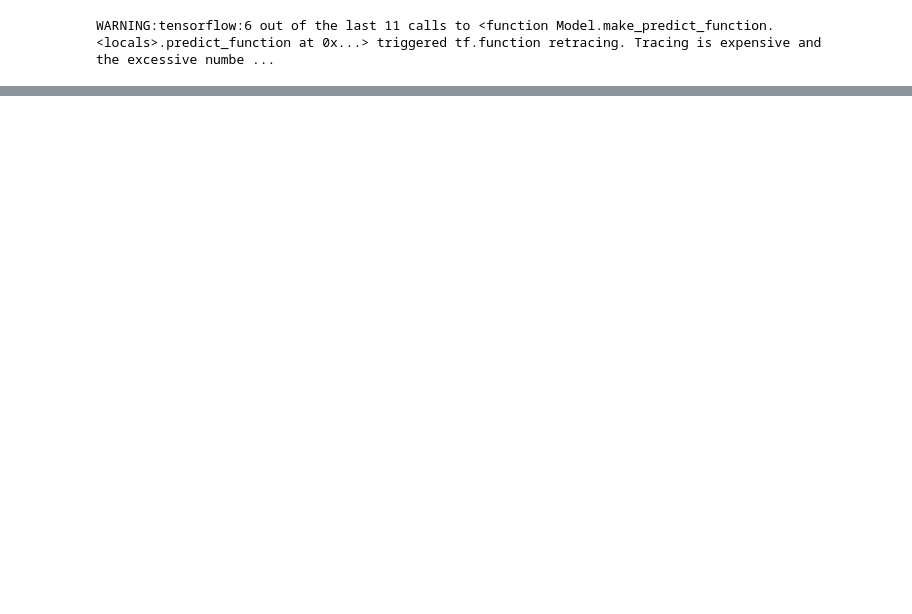
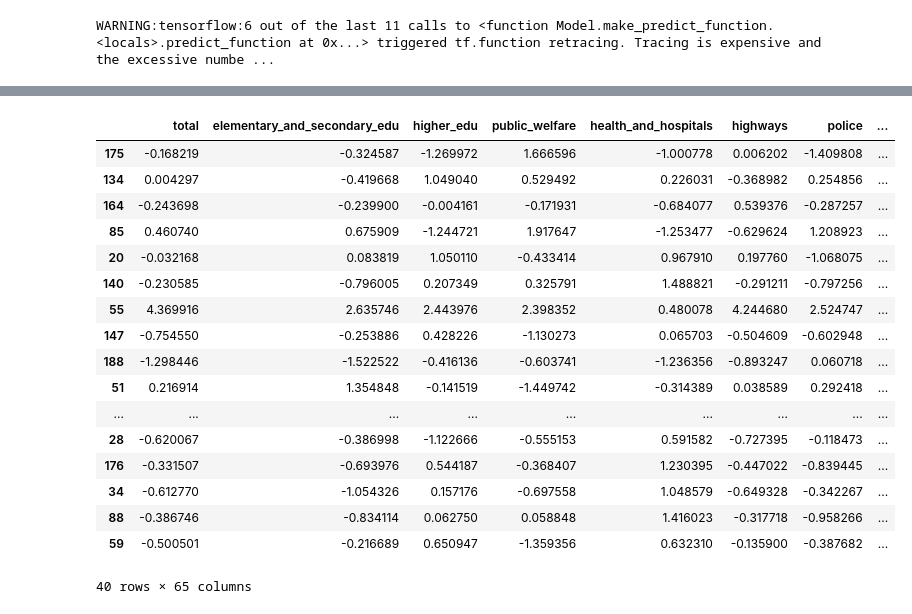
Before and after one commit to lhao03/data-visualization-of-usa-spending, a Jupyter notebook: incarceration_model.ipynb, the cells around one changed output, grey strips where cells are left out. Saved outputs shown, nothing was run; the diff lists cells and outputs as text; code cells hidden in the pictures; blank space fills up the shorter version.

```diff
--- a/incarceration_model.ipynb
+++ b/incarceration_model.ipynb
@@ -411,0 +419,21 @@ Testing set Mean Abs Error: 16270.92 MPG
+# %%
+normed_test_data
+# %% [output]
+|  | total | elementary_and_secondary_edu | higher_edu | public_welfare | health_and_hospitals | highways | police | ... |
+| 175 | -0.168219 | -0.324587 | -1.269972 | 1.666596 | -1.000778 | 0.006202 | -1.409808 | ... |
+| 134 | 0.004297 | -0.419668 | 1.049040 | 0.529492 | 0.226031 | -0.368982 | 0.254856 | ... |
+| 164 | -0.243698 | -0.239900 | -0.004161 | -0.171931 | -0.684077 | 0.539376 | -0.287257 | ... |
+| 85 | 0.460740 | 0.675909 | -1.244721 | 1.917647 | -1.253477 | -0.629624 | 1.208923 | ... |
+| 20 | -0.032168 | 0.083819 | 1.050110 | -0.433414 | 0.967910 | 0.197760 | -1.068075 | ... |
+| 140 | -0.230585 | -0.796005 | 0.207349 | 0.325791 | 1.488821 | -0.291211 | -0.797256 | ... |
+| 55 | 4.369916 | 2.635746 | 2.443976 | 2.398352 | 0.480078 | 4.244680 | 2.524747 | ... |
+| 147 | -0.754550 | -0.253886 | 0.428226 | -1.130273 | 0.065703 | -0.504609 | -0.602948 | ... |
+| 188 | -1.298446 | -1.522522 | -0.416136 | -0.603741 | -1.236356 | -0.893247 | 0.060718 | ... |
+| 51 | 0.216914 | 1.354848 | -0.141519 | -1.449742 | -0.314389 | 0.038589 | 0.292418 | ... |
+| ... | ... | ... | ... | ... | ... | ... | ... | ... |
+| 28 | -0.620067 | -0.386998 | -1.122666 | -0.555153 | 0.591582 | -0.727395 | -0.118473 | ... |
+| 176 | -0.331507 | -0.693976 | 0.544187 | -0.368407 | 1.230395 | -0.447022 | -0.839445 | ... |
+| 34 | -0.612770 | -1.054326 | 0.157176 | -0.697558 | 1.048579 | -0.649328 | -0.342267 | ... |
+| 88 | -0.386746 | -0.834114 | 0.062750 | 0.058848 | 1.416023 | -0.317718 | -0.958266 | ... |
+| 59 | -0.500501 | -0.216689 | 0.650947 | -1.359356 | 0.632310 | -0.135900 | -0.387682 | ... |
+40 rows × 65 columns
```
Also changed, not shown: parts of 16 cells of this notebook, 6 other files.
